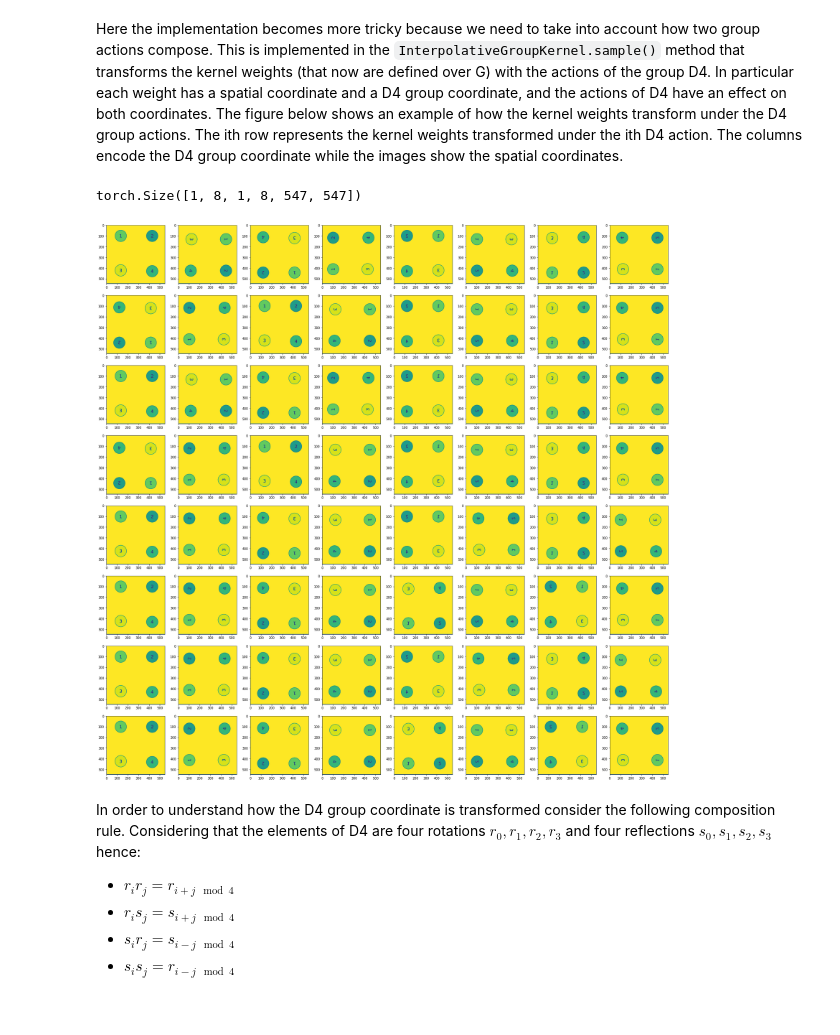
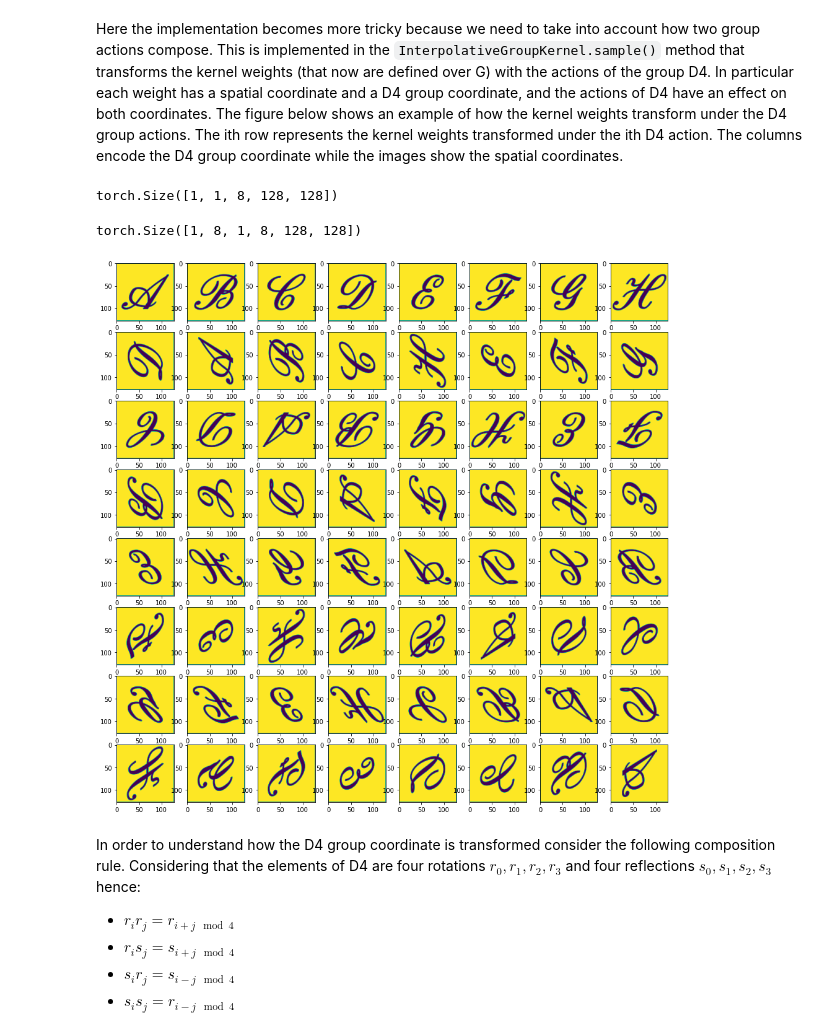
Before and after one commit to giorgiodema/Learning-Invariance-from-Equivariance, a Jupyter notebook: __notebook.ipynb, the cells around one changed output. Cells and saved outputs as stored; diff of their text form; code cells hidden in the pictures.

```diff
--- a/__notebook.ipynb
+++ b/__notebook.ipynb
@@ -130,23 +130,35 @@ o[g\in G] = \sum_{g'\in G} x[g'] g(k[g'])
 $$
 # %% [markdown]
 Here the implementation becomes more tricky because we need to take into account how two group actions compose. This is implemented in the `InterpolativeGroupKernel.sample()` method that transforms the kernel weights (that now are defined over G) with the actions of the group D4. In particular each weight has a spatial coordinate and a D4 group coordinate, and the actions of D4 have an effect on both coordinates. The figure below shows an example of how the kernel weights transform under the D4 group actions. The ith row represents the kernel weights transformed under the ith D4 action. The columns encode the D4 group coordinate while the images show the spatial coordinates.
+# %%
+kernel_size=128
+kernel_weights = []
+for i in range(8):
+    img = Image.open(f"images/{i}.png").convert('L').resize((kernel_size,kernel_size))
+    img_tensor = transforms.ToTensor()(img)
+    kernel_weights.append(img_tensor)
+kernel_weights = torch.stack(kernel_weights,dim=1)
+kernel_weights = kernel_weights.unsqueeze(0)
+kernel_weights.shape
+# %% [output]
+torch.Size([1, 1, 8, 128, 128])
 # %%
-group_conv = GroupConvolution(group=d4,in_channels=1,out_channels=1,kernel_size=547)
-group_conv.kernel.weight.data = torch.einsum("abcde->acbde",kernels)#[:,[0],...].repeat(1,8,1,1,1))
+group_conv = GroupConvolution(group=d4,in_channels=1,out_channels=1,kernel_size=kernel_size)
+group_conv.kernel.weight.data = kernel_weights#torch.einsum("abcde->acbde",kernels)#[:,[0],...].repeat(1,8,1,1,1))
 # %%
 kernels = group_conv.kernel.sample().detach()
 kernels.shape
 # %% [output]
-torch.Size([1, 8, 1, 8, 547, 547])
+torch.Size([1, 8, 1, 8, 128, 128])
 # %%
 fig,axes = plt.subplots(8,8)
-fig.set_size_inches(32,32)
+fig.set_size_inches(16,16)
 for g_idx in range(8):
     for g_p_idx in range(8):
         axes[g_idx,g_p_idx].imshow(kernels[0,g_idx,0,g_p_idx,...])
 plt.show()
 # %% [output]
-[figure, old version]
+[figure, new version]
 # %% [markdown]
 In order to understand how the D4 group coordinate is transformed consider the following composition rule. Considering that the elements of D4 are four rotations $r_0,r_1,r_2,r_3$ and four reflections $s_0,s_1,s_2,s_3$ hence:
 - $r_i r_j = r_{i+j \mod 4}$
```
Also changed, not shown: 8 other files.
